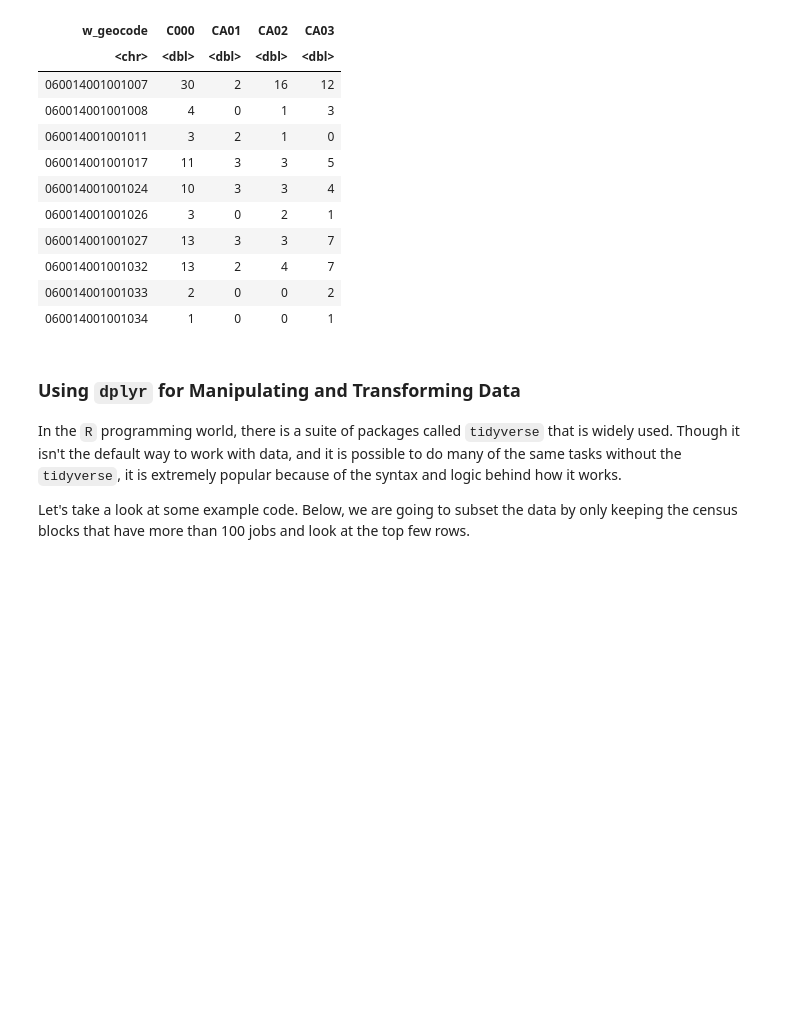
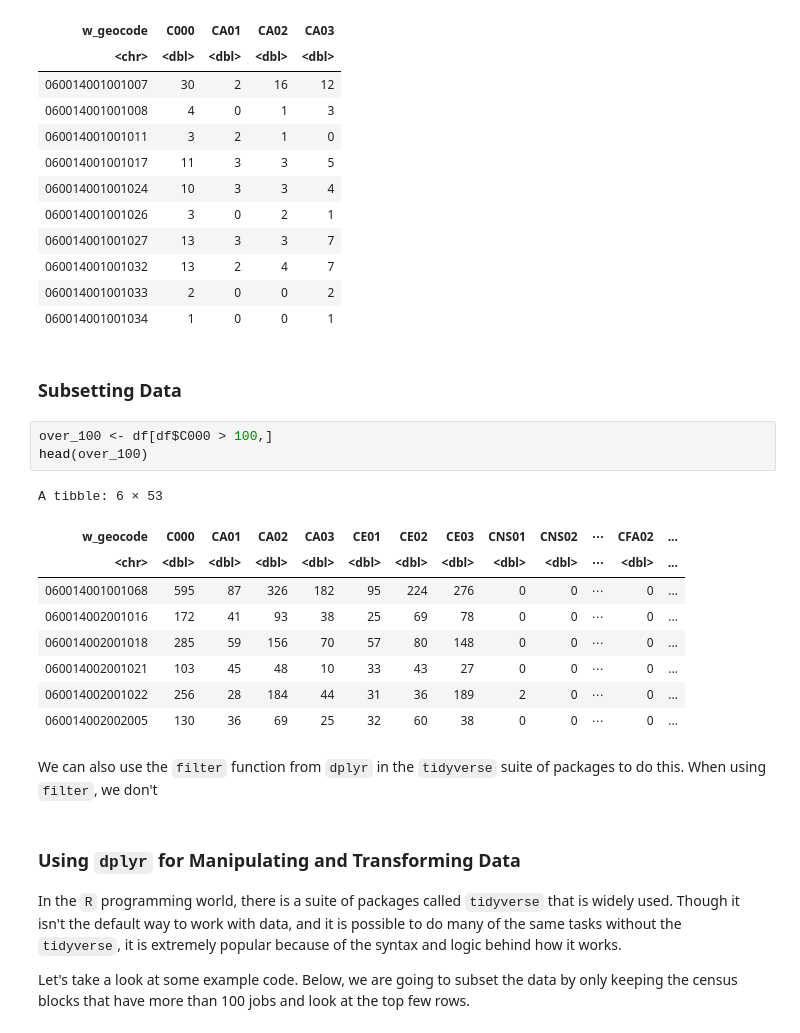
Before and after one commit to Coleridge-Initiative/ada-intro-r, a Jupyter notebook: R-1.ipynb, the cells around one changed output. Saved outputs shown, nothing was run; the diff lists cells and outputs as text; blank space fills up the shorter version.

```diff
--- a/R-1.ipynb
+++ b/R-1.ipynb
@@ -301,6 +323,23 @@ A tibble: 10 × 5
 | 060014001001032 | 13 | 2 | 4 | 7 |
 | 060014001001033 | 2 | 0 | 0 | 2 |
 | 060014001001034 | 1 | 0 | 0 | 1 |
+# %% [markdown]
+### Subsetting Data
+# %%
+over_100 <- df[df$C000 > 100,]
+head(over_100)
+# %% [output]
+A tibble: 6 × 53
+| w_geocode | C000 | CA01 | CA02 | CA03 | CE01 | CE02 | CE03 | CNS01 | CNS02 | ⋯ | CFA02 | ... |
+| <chr> | <dbl> | <dbl> | <dbl> | <dbl> | <dbl> | <dbl> | <dbl> | <dbl> | <dbl> | ⋯ | <dbl> | ... |
+| 060014001001068 | 595 | 87 | 326 | 182 | 95 | 224 | 276 | 0 | 0 | ⋯ | 0 | ... |
+| 060014002001016 | 172 | 41 | 93 | 38 | 25 | 69 | 78 | 0 | 0 | ⋯ | 0 | ... |
+| 060014002001018 | 285 | 59 | 156 | 70 | 57 | 80 | 148 | 0 | 0 | ⋯ | 0 | ... |
+| 060014002001021 | 103 | 45 | 48 | 10 | 33 | 43 | 27 | 0 | 0 | ⋯ | 0 | ... |
+| 060014002001022 | 256 | 28 | 184 | 44 | 31 | 36 | 189 | 2 | 0 | ⋯ | 0 | ... |
+| 060014002002005 | 130 | 36 | 69 | 25 | 32 | 60 | 38 | 0 | 0 | ⋯ | 0 | ... |
+# %% [markdown]
+We can also use the `filter` function from `dplyr` in the `tidyverse` suite of packages to do this. When using `filter`, we don't
 # %% [markdown]
 ### Using `dplyr` for Manipulating and Transforming Data
 
```
Also changed, not shown: parts of 19 cells of this notebook, 1 other file.
